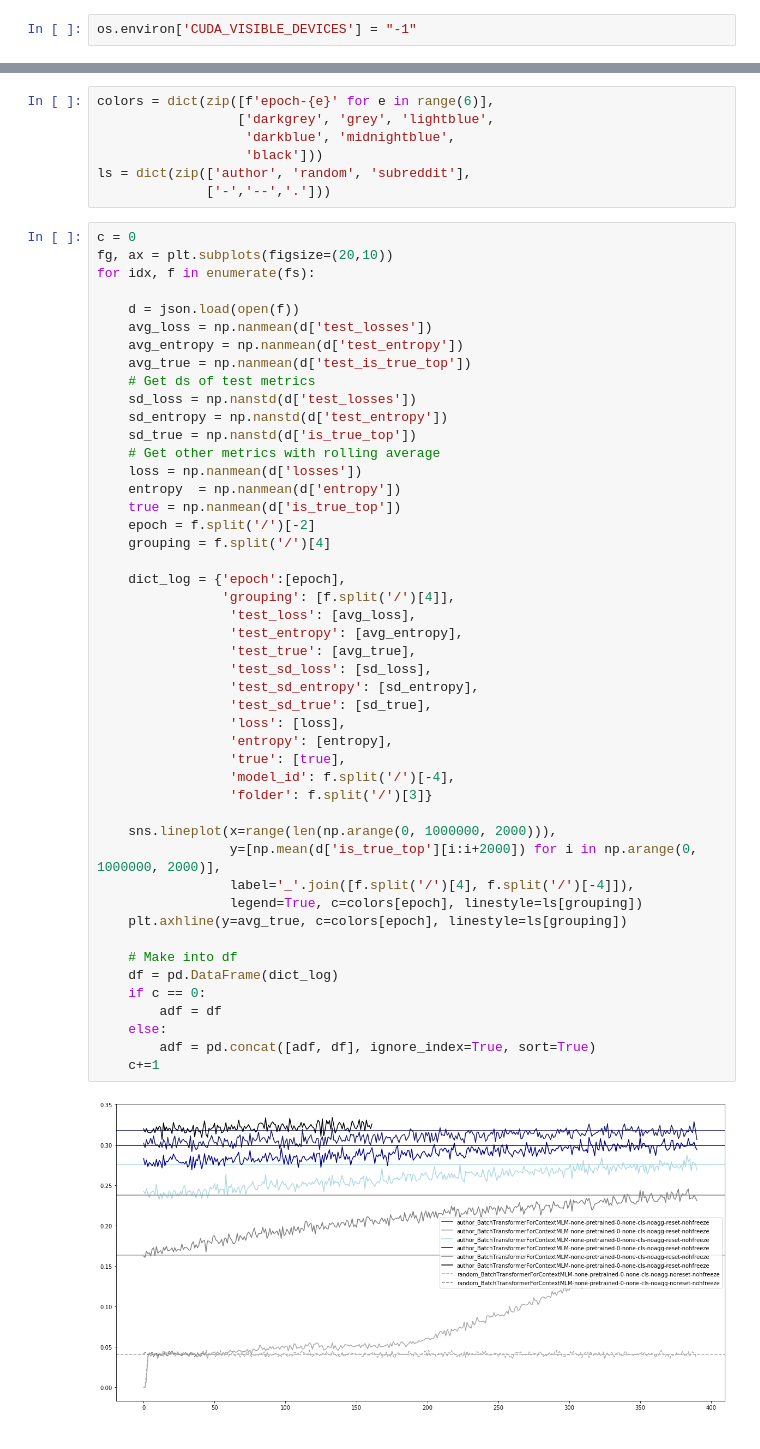
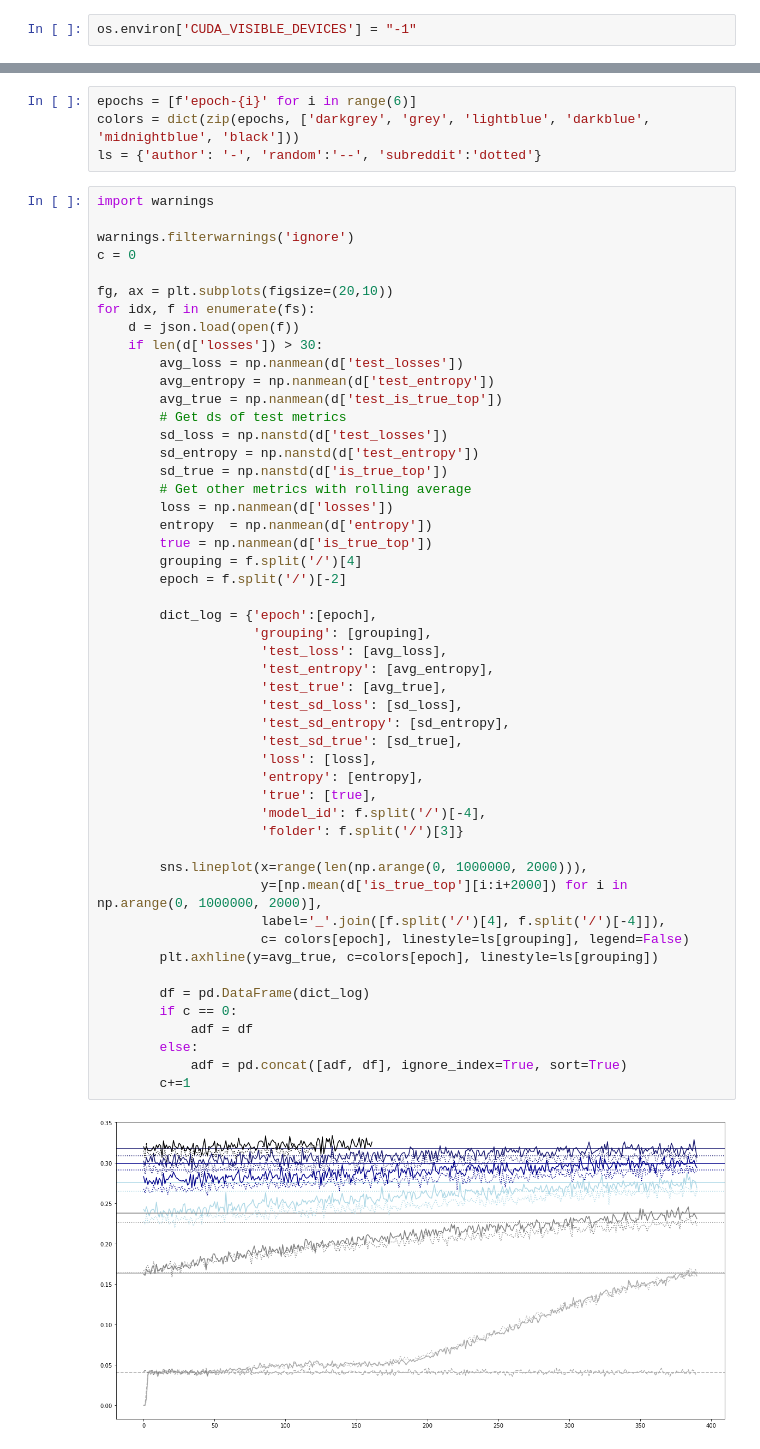
Before and after one commit to rbroc/ctx_transformers, a Jupyter notebook: notebooks/mlm_200k_unfreeze_analysis.ipynb, the cells around one changed output, grey strips where cells are left out. Cells and saved outputs as stored; diff of their text form.

```diff
--- a/notebooks/mlm_200k_unfreeze_analysis.ipynb
+++ b/notebooks/mlm_200k_unfreeze_analysis.ipynb
@@ -20,56 +20,56 @@ fs = glob.glob(pattern_1)
 # %%
-colors = dict(zip([f'epoch-{e}' for e in range(6)],
-                  ['darkgrey', 'grey', 'lightblue',
-                   'darkblue', 'midnightblue',
-                   'black']))
-ls = dict(zip(['author', 'random', 'subreddit'],
-              ['-','--','.']))
+epochs = [f'epoch-{i}' for i in range(6)]
+colors = dict(zip(epochs, ['darkgrey', 'grey', 'lightblue', 'darkblue', 'midnightblue', 'black']))
+ls = {'author': '-', 'random':'--', 'subreddit':'dotted'}
 # %%
+import warnings
+
+warnings.filterwarnings('ignore')
 c = 0
+
 fg, ax = plt.subplots(figsize=(20,10))
 for idx, f in enumerate(fs):
+    d = json.load(open(f))
+    if len(d['losses']) > 30:
+        avg_loss = np.nanmean(d['test_losses'])
+        avg_entropy = np.nanmean(d['test_entropy'])
+        avg_true = np.nanmean(d['test_is_true_top'])
+        # Get ds of test metrics
+        sd_loss = np.nanstd(d['test_losses'])
+        sd_entropy = np.nanstd(d['test_entropy'])
+        sd_true = np.nanstd(d['is_true_top'])
+        # Get other metrics with rolling average
+        loss = np.nanmean(d['losses'])
+        entropy  = np.nanmean(d['entropy'])
+        true = np.nanmean(d['is_true_top'])
+        grouping = f.split('/')[4]
+        epoch = f.split('/')[-2]
 
-    d = json.load(open(f))
-    avg_loss = np.nanmean(d['test_losses'])
-    avg_entropy = np.nanmean(d['test_entropy'])
-    avg_true = np.nanmean(d['test_is_true_top'])
-    # Get ds of test metrics
-    sd_loss = np.nanstd(d['test_losses'])
-    sd_entropy = np.nanstd(d['test_entropy'])
-    sd_true = np.nanstd(d['is_true_top'])
-    # Get other metrics with rolling average
-    loss = np.nanmean(d['losses'])
-    entropy  = np.nanmean(d['entropy'])
-    true = np.nanmean(d['is_true_top'])
-    epoch = f.split('/')[-2]
-    grouping = f.split('/')[4]
+        dict_log = {'epoch':[epoch],
+                    'grouping': [grouping],
+                     'test_loss': [avg_loss],
+                     'test_entropy': [avg_entropy],
+                     'test_true': [avg_true],
+                     'test_sd_loss': [sd_loss],
+                     'test_sd_entropy': [sd_entropy],
+                     'test_sd_true': [sd_true],
+                     'loss': [loss],
+                     'entropy': [entropy],
+                     'true': [true],
+                     'model_id': f.split('/')[-4],
+                     'folder': f.split('/')[3]}
 
-    dict_log = {'epoch':[epoch],
-                'grouping': [f.split('/')[4]],
-                 'test_loss': [avg_loss],
-                 'test_entropy': [avg_entropy],
-                 'test_true': [avg_true],
-                 'test_sd_loss': [sd_loss],
-                 'test_sd_entropy': [sd_entropy],
-                 'test_sd_true': [sd_true],
-                 'loss': [loss],
-                 'entropy': [entropy],
-                 'true': [true],
-                 'model_id': f.split('/')[-4],
-                 'folder': f.split('/')[3]}
+        sns.lineplot(x=range(len(np.arange(0, 1000000, 2000))),
+                     y=[np.mean(d['is_true_top'][i:i+2000]) for i in np.arange(0, 1000000, 2000)],
+                     label='_'.join([f.split('/')[4], f.split('/')[-4]]),
+                     c= colors[epoch], linestyle=ls[grouping], legend=False)
+        plt.axhline(y=avg_true, c=colors[epoch], linestyle=ls[grouping])
 
-    sns.lineplot(x=range(len(np.arange(0, 1000000, 2000))),
-                 y=[np.mean(d['is_true_top'][i:i+2000]) for i in np.arange(0, 1000000, 2000)],
-                 label='_'.join([f.split('/')[4], f.split('/')[-4]]),
-                 legend=True, c=colors[epoch], linestyle=ls[grouping])
-    plt.axhline(y=avg_true, c=colors[epoch], linestyle=ls[grouping])
-
-    # Make into df
-    df = pd.DataFrame(dict_log)
-    if c == 0:
-        adf = df
-    else:
-        adf = pd.concat([adf, df], ignore_index=True, sort=True)
-    c+=1
+        df = pd.DataFrame(dict_log)
+        if c == 0:
+            adf = df
+        else:
+            adf = pd.concat([adf, df], ignore_index=True, sort=True)
+        c+=1
 # %% [output]
-[figure, old version]
+[figure, new version]
```
Also changed, not shown: parts of 2 cells of this notebook.
